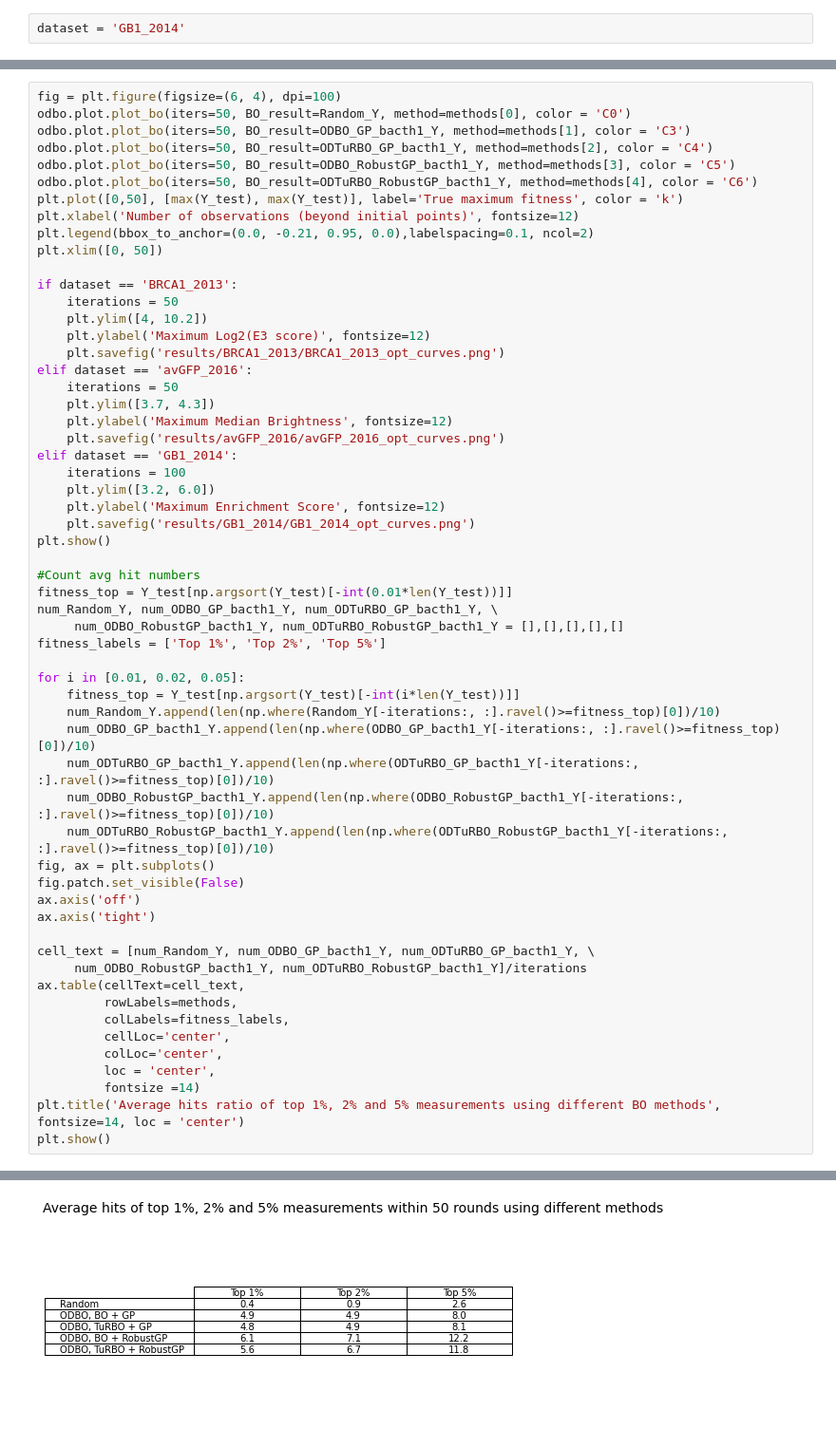
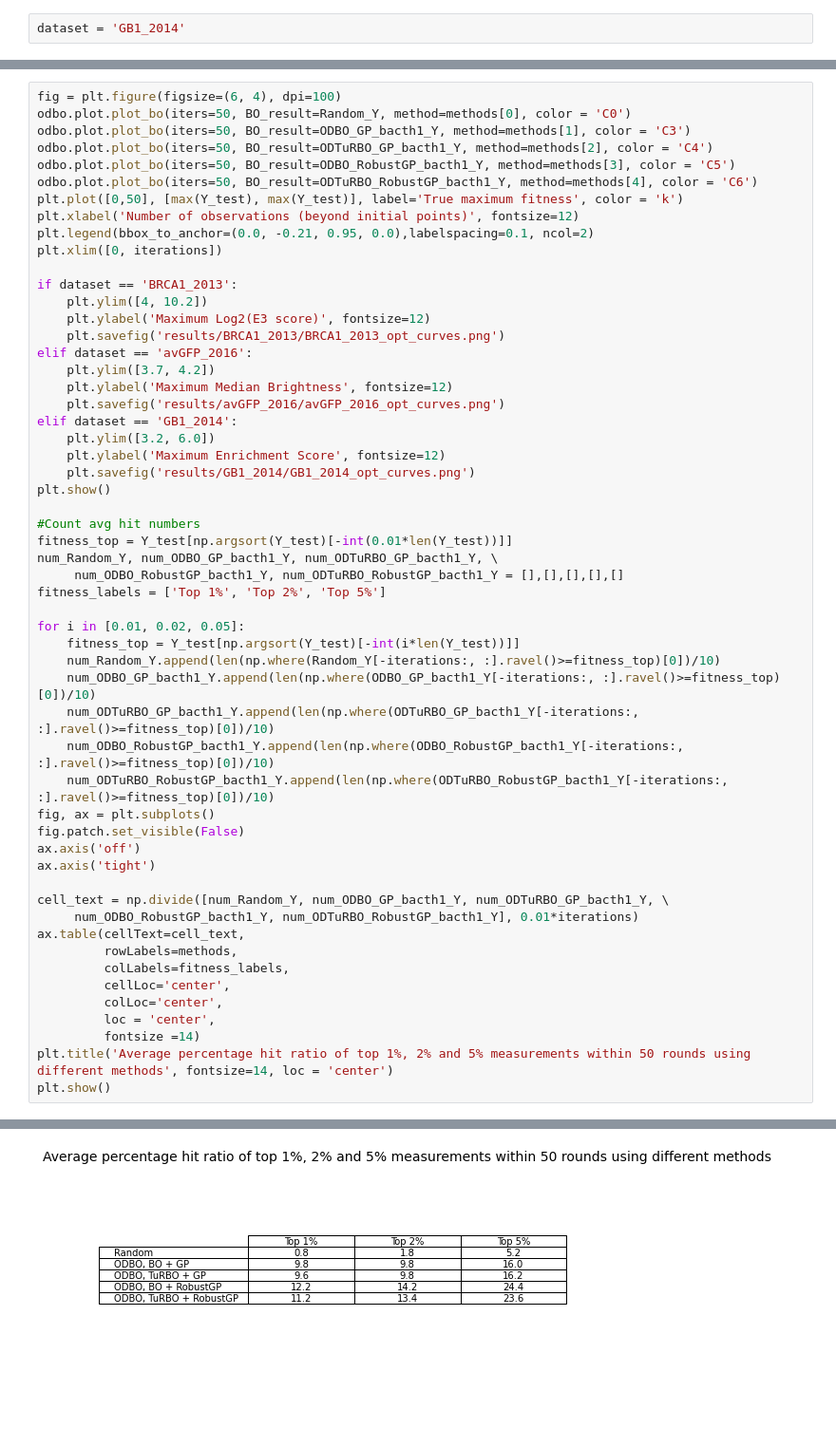
Before and after one commit to sherrylixuecheng/ODBO, a Jupyter notebook: examples/Plot_results.ipynb, the cells around one changed output, grey strips where cells are left out. Shown at 95% size. Saved outputs shown, nothing was run; the diff lists cells and outputs as text; blank space fills up the shorter version.

```diff
--- a/examples/Plot_results.ipynb
+++ b/examples/Plot_results.ipynb
@@ -108,20 +111,17 @@ odbo.plot.plot_bo(iters=50, BO_result=ODTuRBO_RobustGP_bacth1_Y, method=methods[
 plt.plot([0,50], [max(Y_test), max(Y_test)], label='True maximum fitness', color = 'k')
 plt.xlabel('Number of observations (beyond initial points)', fontsize=12)
 plt.legend(bbox_to_anchor=(0.0, -0.21, 0.95, 0.0),labelspacing=0.1, ncol=2)
-plt.xlim([0, 50])
+plt.xlim([0, iterations])
 
 if dataset == 'BRCA1_2013':
-    iterations = 50
     plt.ylim([4, 10.2])
     plt.ylabel('Maximum Log2(E3 score)', fontsize=12)
     plt.savefig('results/BRCA1_2013/BRCA1_2013_opt_curves.png')
 elif dataset == 'avGFP_2016':
-    iterations = 50
-    plt.ylim([3.7, 4.3])
+    plt.ylim([3.7, 4.2])
     plt.ylabel('Maximum Median Brightness', fontsize=12)
     plt.savefig('results/avGFP_2016/avGFP_2016_opt_curves.png')
 elif dataset == 'GB1_2014':
-    iterations = 100
     plt.ylim([3.2, 6.0])
     plt.ylabel('Maximum Enrichment Score', fontsize=12)
     plt.savefig('results/GB1_2014/GB1_2014_opt_curves.png')
@@ -145,8 +145,8 @@ fig.patch.set_visible(False)
 ax.axis('off')
 ax.axis('tight')
 
-cell_text = [num_Random_Y, num_ODBO_GP_bacth1_Y, num_ODTuRBO_GP_bacth1_Y, \
-     num_ODBO_RobustGP_bacth1_Y, num_ODTuRBO_RobustGP_bacth1_Y]/iterations
+cell_text = np.divide([num_Random_Y, num_ODBO_GP_bacth1_Y, num_ODTuRBO_GP_bacth1_Y, \
+     num_ODBO_RobustGP_bacth1_Y, num_ODTuRBO_RobustGP_bacth1_Y], 0.01*iterations)
 ax.table(cellText=cell_text,
          rowLabels=methods,
          colLabels=fitness_labels,
@@ -154,6 +154,6 @@ ax.table(cellText=cell_text,
          colLoc='center',
          loc = 'center',
          fontsize =14)
-plt.title('Average hits ratio of top 1%, 2% and 5% measurements using different BO methods', fontsize=14, loc = 'center')
+plt.title('Average percentage hit ratio of top 1%, 2% and 5% measurements within 50 rounds using different methods', fontsize=14, loc = 'center')
 plt.show()
 # %% [output]
@@ -161 +161 @@ plt.show()
-[figure, old version]
+[figure, new version]
```
Also changed, not shown: parts of 4 cells of this notebook, 11 other files.
